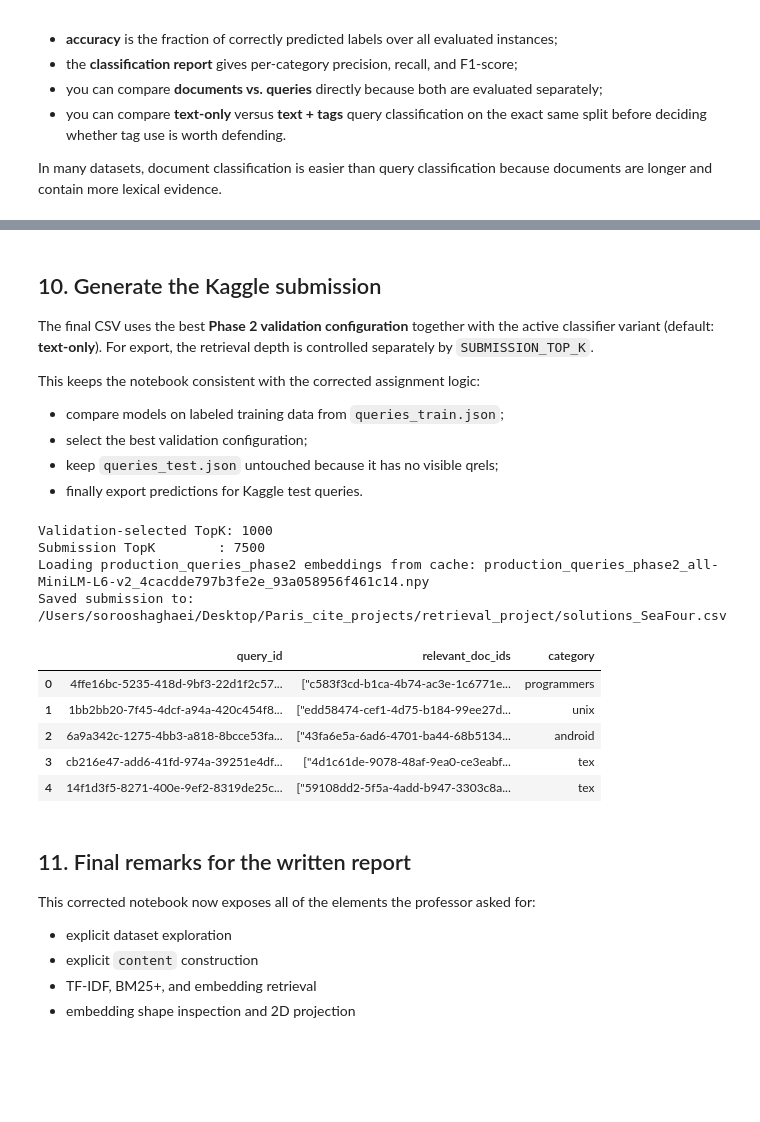
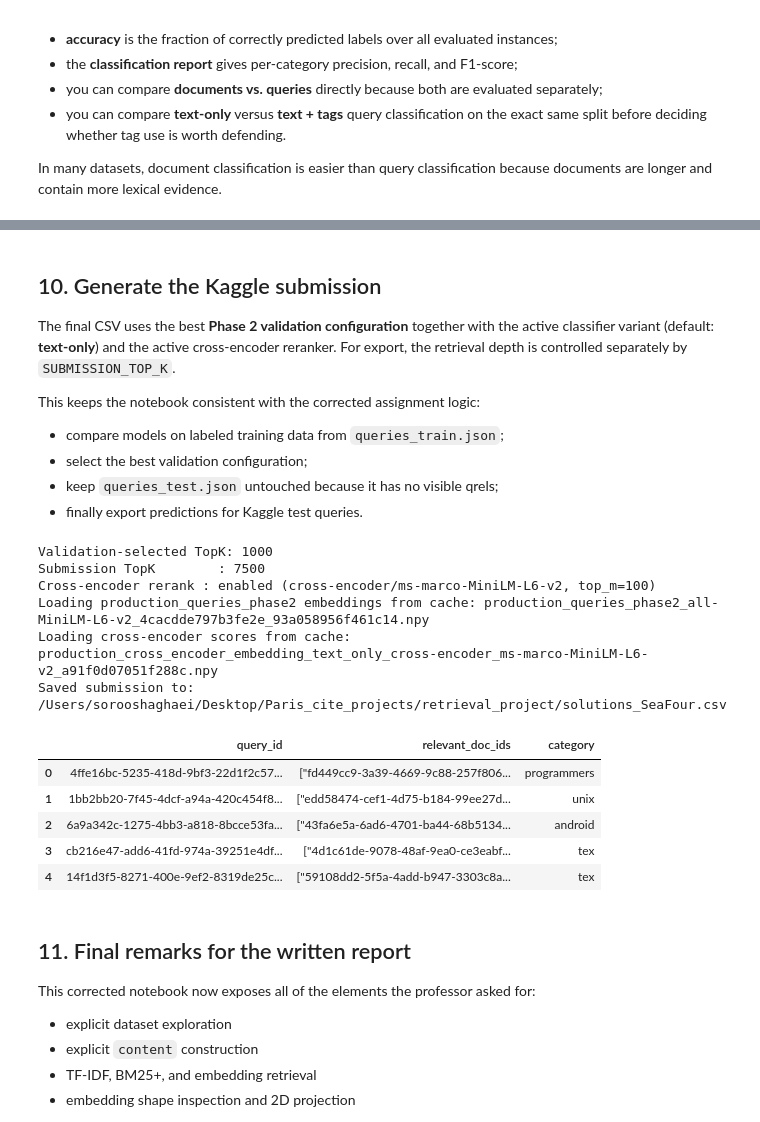
Before and after one commit to sorooshaghaei/retrieval_project, a Jupyter notebook: kaggle/kaggle-submission.ipynb, the cells around one changed output, grey strips where cells are left out. Saved outputs shown, nothing was run; the diff lists cells and outputs as text; code cells hidden in the pictures; blank space fills up the shorter version.

Commit message:
cross encoder for reranking

```diff
--- a/kaggle/kaggle-submission.ipynb
+++ b/kaggle/kaggle-submission.ipynb
@@ -229,8 +229,13 @@ SPLIT_RANDOM_SEED = 42
 ENABLE_CATEGORY_BOOST = True
 CATEGORY_MATCH_BONUS = 0.20  # applied after row-wise min-max normalization of retrieval scores
 
-# Optional advanced stage (not required by the assignment, disabled by default).
-ENABLE_CROSS_ENCODER_RERANK = False
+# Active final reranking stage.
+ENABLE_CROSS_ENCODER_RERANK = True
+ENABLE_CROSS_ENCODER_CACHE = True
+CROSS_ENCODER_MODEL_NAME = "cross-encoder/ms-marco-MiniLM-L6-v2"
+CROSS_ENCODER_TOP_M = 100
+CROSS_ENCODER_BATCH_SIZE = 64
+CROSS_ENCODER_BLEND_WEIGHT = 0.15
 
 EMBEDDING_MODEL_NAME = "all-MiniLM-L6-v2"
 EMBEDDING_BATCH_SIZE = 256
@@ -242,6 +247,8 @@ CLASSIFIER_QUERY_VARIANTS: dict[str, tuple[str, ...]] = {
     "text_only": ("title", "text"),
     "text_plus_tags": ("title", "text", "tags"),
 }
+# Leakage-audit guardrail: query tags are perfectly category-pure in the labeled train split.
+# Keep text_plus_tags as an ablation only; do not promote it to the active submission classifier.
 ACTIVE_CLASSIFIER_VARIANT = "text_only"
 ACTIVE_CLASSIFIER_QUERY_COLUMNS = CLASSIFIER_QUERY_VARIANTS[ACTIVE_CLASSIFIER_VARIANT]
 
@@ -290,8 +297,9 @@ EMBEDDING_CACHE_DIR = PATHS.cache_dir / "embeddings"
 TFIDF_CACHE_DIR = PATHS.cache_dir / "tfidf"
 BM25_CACHE_DIR = PATHS.cache_dir / "bm25"
 CLASSIFIER_CACHE_DIR = PATHS.cache_dir / "classifier"
+CROSS_ENCODER_CACHE_DIR = PATHS.cache_dir / "cross_encoder"
 
-for cache_dir in [MODEL_CACHE_DIR, EMBEDDING_CACHE_DIR, TFIDF_CACHE_DIR, BM25_CACHE_DIR, CLASSIFIER_CACHE_DIR]:
+for cache_dir in [MODEL_CACHE_DIR, EMBEDDING_CACHE_DIR, TFIDF_CACHE_DIR, BM25_CACHE_DIR, CLASSIFIER_CACHE_DIR, CROSS_ENCODER_CACHE_DIR]:
     cache_dir.mkdir(parents=True, exist_ok=True)
 
 print(f"Runtime environment : {PATHS.runtime_env}")
@@ -1935,7 +2140,7 @@ Validation-selected model: embedding at K=1000
 # %% [markdown]
 ## 10. Generate the Kaggle submission
 
-The final CSV uses the best **Phase 2 validation configuration** together with the active classifier variant (default: **text-only**). For export, the retrieval depth is controlled separately by `SUBMISSION_TOP_K`.
+The final CSV uses the best **Phase 2 validation configuration** together with the active classifier variant (default: **text-only**) and the active cross-encoder reranker. For export, the retrieval depth is controlled separately by `SUBMISSION_TOP_K`.
 
 This keeps the notebook consistent with the corrected assignment logic:
 
@@ -1991,6 +2196,12 @@ def write_kaggle_submission(
 
 print(f"Validation-selected TopK: {best_top_k}")
 print(f"Submission TopK        : {SUBMISSION_TOP_K}")
+if ENABLE_CROSS_ENCODER_RERANK:
+    print(
+        f"Cross-encoder rerank : enabled ({CROSS_ENCODER_MODEL_NAME}, top_m={CROSS_ENCODER_TOP_M})"
+    )
+else:
+    print("Cross-encoder rerank : disabled")
 
 if best_model_name == "embedding":
     production_doc_ids, production_scores = RETRIEVAL_ARRAY_FUNCTIONS[best_model_name](
@@ -2012,34 +2223,49 @@ production_doc_ids, production_scores = apply_category_bonus(
     doc_id_matrix=production_doc_ids,
     score_matrix=production_scores,
     query_ids=test_queries_df["id"].astype(str).tolist(),
     query_category_map=production_query_category_map,
     doc_category_map=doc_category_map,
     bonus=CATEGORY_MATCH_BONUS if ENABLE_CATEGORY_BOOST else 0.0,
 )
 
+if ENABLE_CROSS_ENCODER_RERANK:
+    production_doc_ids, production_scores = apply_cross_encoder_rerank(
+        doc_id_matrix=production_doc_ids,
+        score_matrix=production_scores,
+        query_ids=test_queries_df["id"].astype(str).tolist(),
+        query_texts=test_queries_df["content"].astype(str).tolist(),
+        doc_text_map=doc_text_map,
+        kind=f"production_cross_encoder_{best_model_name}_{ACTIVE_CLASSIFIER_VARIANT}",
+        top_m=CROSS_ENCODER_TOP_M,
+        model_name=CROSS_ENCODER_MODEL_NAME,
+        batch_size=CROSS_ENCODER_BATCH_SIZE,
+    )
+
 production_results = arrays_to_results(
     test_queries_df["id"].astype(str).tolist(),
     production_doc_ids[:, :SUBMISSION_TOP_K],
     production_scores[:, :SUBMISSION_TOP_K],
 )
 
 write_kaggle_submission(
     results=production_results,
     sample_csv_path=sample_submission_path,
     output_csv_path=PATHS.output_path,
     category_predictions=production_query_category_map,
 )
 
 submission_preview_df = pd.read_csv(PATHS.output_path)
 print(f"Saved submission to: {PATHS.output_path.resolve()}")
 display(submission_preview_df.head())
 # %% [output]
 Validation-selected TopK: 1000
 Submission TopK        : 7500
+Cross-encoder rerank : enabled (cross-encoder/ms-marco-MiniLM-L6-v2, top_m=100)
 Loading production_queries_phase2 embeddings from cache: production_queries_phase2_all-MiniLM-L6-v2_4cacdde797b3fe2e_93a058956f461c14.npy
+Loading cross-encoder scores from cache: production_cross_encoder_embedding_text_only_cross-encoder_ms-marco-MiniLM-L6-v2_a91f0d07051f288c.npy
 Saved submission to: /Users/sorooshaghaei/Desktop/Paris_cite_projects/retrieval_project/solutions_SeaFour.csv
 |  | query_id | relevant_doc_ids | category |
-| 0 | 4ffe16bc-5235-418d-9bf3-22d1f2c57... | ["c583f3cd-b1ca-4b74-ac3e-1c6771e... | programmers |
+| 0 | 4ffe16bc-5235-418d-9bf3-22d1f2c57... | ["fd449cc9-3a39-4669-9c88-257f806... | programmers |
 | 1 | 1bb2bb20-7f45-4dcf-a94a-420c454f8... | ["edd58474-cef1-4d75-b184-99ee27d... | unix |
 | 2 | 6a9a342c-1275-4bb3-a818-8bcce53fa... | ["43fa6e5a-6ad6-4701-ba44-68b5134... | android |
 | 3 | cb216e47-add6-41fd-974a-39251e4df... | ["4d1c61de-9078-48af-9ea0-ce3eabf... | tex |
```
Also changed, not shown: parts of 5 cells of this notebook, 7 other files.
